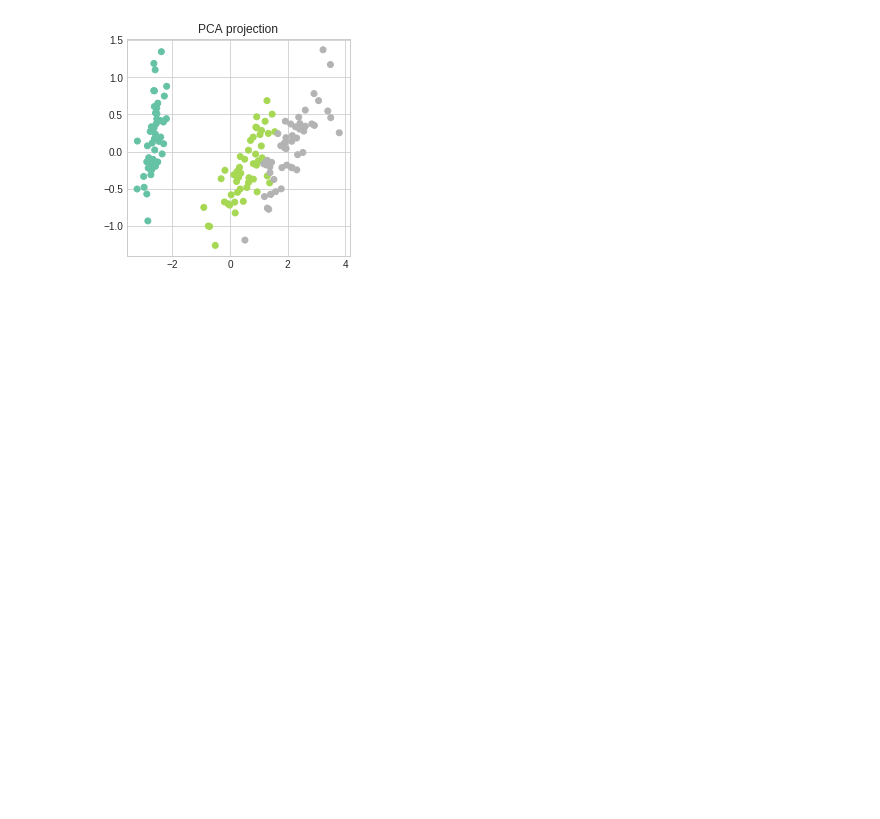
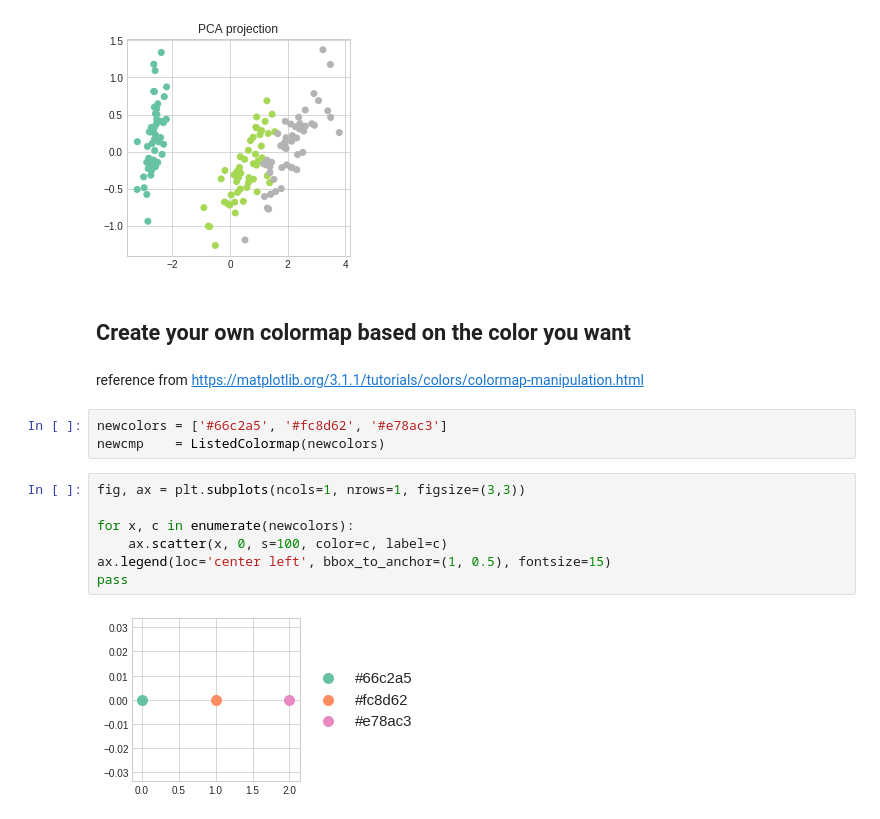
Before and after one commit to clintko/LearnCode_Python, a Jupyter notebook: plot/colormap.ipynb, the cells around one changed output. Saved outputs shown, nothing was run; the diff lists cells and outputs as text; blank space fills up the shorter version.

```diff
--- a/plot/colormap.ipynb
+++ b/plot/colormap.ipynb
@@ -74,3 +75,19 @@ ax.set_title("PCA projection")
 pass
 # %% [output]
 [figure]
+# %% [markdown]
+## Create your own colormap based on the color you want
+# %% [markdown]
+reference from https://matplotlib.org/3.1.1/tutorials/colors/colormap-manipulation.html
+# %%
+newcolors = ['#66c2a5', '#fc8d62', '#e78ac3']
+newcmp    = ListedColormap(newcolors)
+# %%
+fig, ax = plt.subplots(ncols=1, nrows=1, figsize=(3,3))
+
+for x, c in enumerate(newcolors):
+    ax.scatter(x, 0, s=100, color=c, label=c)
+ax.legend(loc='center left', bbox_to_anchor=(1, 0.5), fontsize=15)
+pass
+# %% [output]
+[figure, added]
```
Also changed, not shown: parts of 3 cells of this notebook.
